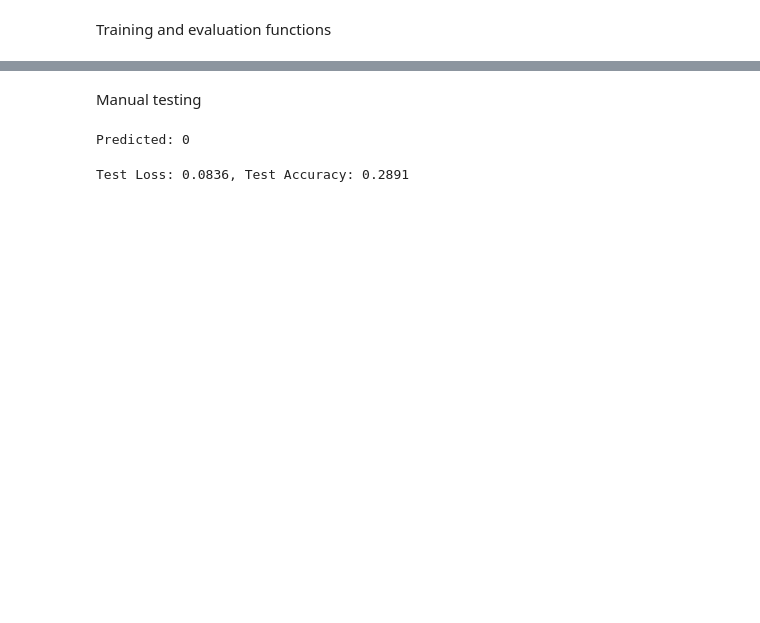
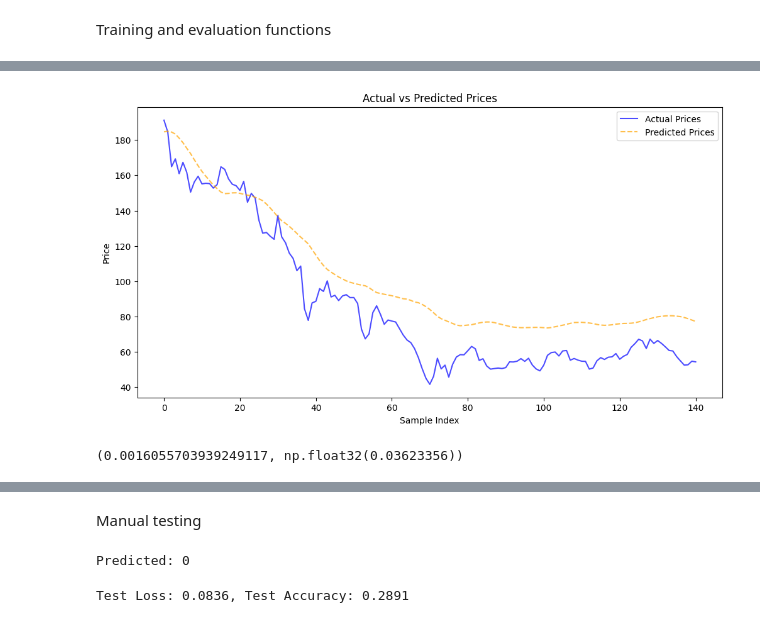
Before and after one commit to MogageNicolae/Masters, a Jupyter notebook: Semester 1/Advanced Methods in Data Analysis/FirstReport.ipynb, the cells around one changed output, grey strips where cells are left out. Cells and saved outputs as stored; diff of their text form; code cells hidden in the pictures; blank space fills up the shorter version.

```diff
--- a/Semester 1/Advanced Methods in Data Analysis/FirstReport.ipynb
+++ b/Semester 1/Advanced Methods in Data Analysis/FirstReport.ipynb
@@ -256,0 +280,11 @@ KeyboardInterrupt:
+# %%
+num_epochs = 25
+for epoch in range(num_epochs):
+    train_loss = train(model, train_dataloader, criterion, optimizer)
+    test_loss, test_accuracy = evaluate(model, test_dataloader, criterion, "regression", plot=False, is_transformed=True)
+
+    print(
+        f'Epoch [{epoch + 1}/{num_epochs}], Train Loss: {train_loss:.4f}, Test Loss: {test_loss:.4f}, Test Accuracy: {test_accuracy:.4f}')
+
+evaluate(model, test_dataloader, criterion, "regression", plot=True, is_transformed=True)
+# %% [output]
@@ -256,0 +308,2 @@ KeyboardInterrupt:
+[figure, added]
+(0.0016055703939249117, np.float32(0.03623356))
```
Also changed, not shown: parts of 15 cells of this notebook.
